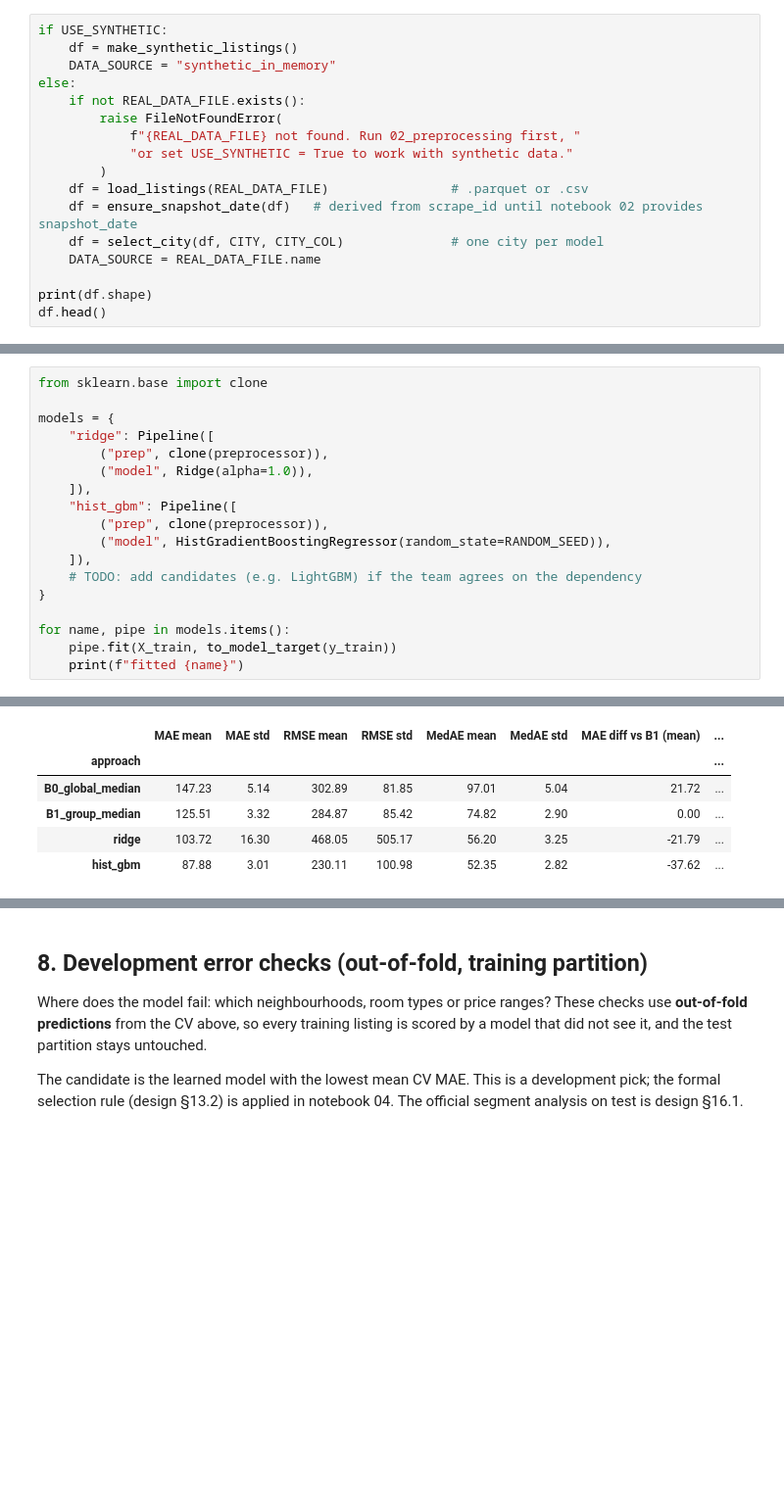
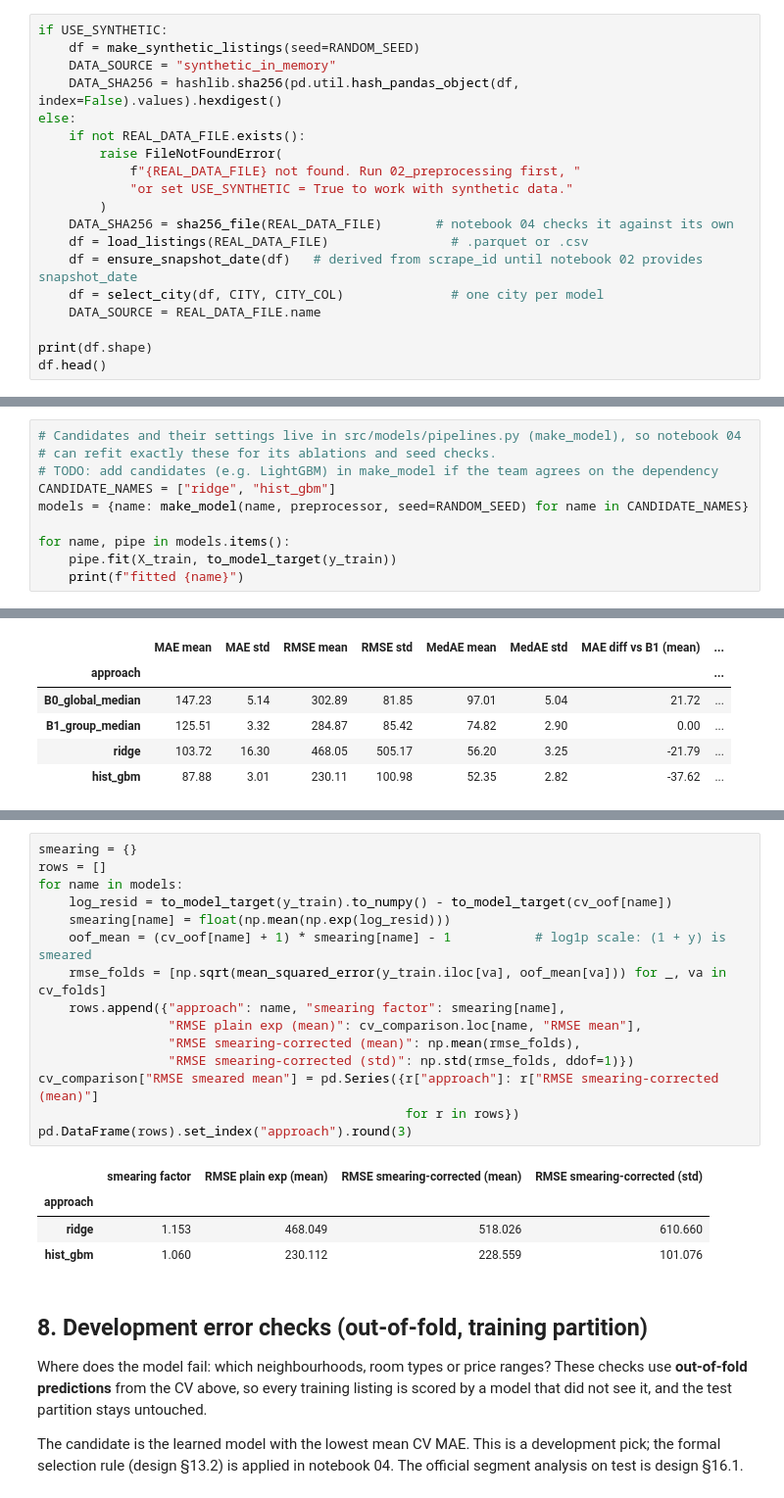
Before and after one commit to roness3yn/property-investment-intelligence-system, a Jupyter notebook: notebooks/03_modeling.ipynb, the cells around one changed output, grey strips where cells are left out. Shown at 98% size. Drawn from its saved outputs; the diff is of its cells as text; blank space fills up the shorter version.

Commit message:
Add 04 model evaluation notebook and shared src/models modules; 03 saves all candidates, CQR intervals and hashes

```diff
--- a/notebooks/03_modeling.ipynb
+++ b/notebooks/03_modeling.ipynb
@@ -146,14 +98,16 @@ With synthetic data, the table is generated in memory using the dictionary's fie
 `price` may still be a raw string such as `"$1,234.00"`, and bathrooms arrive as text (`bathrooms_text`, e.g. `"1.5 shared baths"`), so both are parsed here if `02_preprocessing` has not already done it.
 # %%
 if USE_SYNTHETIC:
-    df = make_synthetic_listings()
+    df = make_synthetic_listings(seed=RANDOM_SEED)
     DATA_SOURCE = "synthetic_in_memory"
+    DATA_SHA256 = hashlib.sha256(pd.util.hash_pandas_object(df, index=False).values).hexdigest()
 else:
     if not REAL_DATA_FILE.exists():
         raise FileNotFoundError(
             f"{REAL_DATA_FILE} not found. Run 02_preprocessing first, "
             "or set USE_SYNTHETIC = True to work with synthetic data."
         )
+    DATA_SHA256 = sha256_file(REAL_DATA_FILE)       # notebook 04 checks it against its own
     df = load_listings(REAL_DATA_FILE)                # .parquet or .csv
     df = ensure_snapshot_date(df)   # derived from scrape_id until notebook 02 provides snapshot_date
     df = select_city(df, CITY, CITY_COL)              # one city per model
@@ -466,17 +338,9 @@ preprocessor = ColumnTransformer([
 # %%
-from sklearn.base import clone
-
-models = {
-    "ridge": Pipeline([
-        ("prep", clone(preprocessor)),
-        ("model", Ridge(alpha=1.0)),
-    ]),
-    "hist_gbm": Pipeline([
-        ("prep", clone(preprocessor)),
-        ("model", HistGradientBoostingRegressor(random_state=RANDOM_SEED)),
-    ]),
-    # TODO: add candidates (e.g. LightGBM) if the team agrees on the dependency
-}
+# Candidates and their settings live in src/models/pipelines.py (make_model), so notebook 04
+# can refit exactly these for its ablations and seed checks.
+# TODO: add candidates (e.g. LightGBM) in make_model if the team agrees on the dependency
+CANDIDATE_NAMES = ["ridge", "hist_gbm"]
+models = {name: make_model(name, preprocessor, seed=RANDOM_SEED) for name in CANDIDATE_NAMES}
 
 for name, pipe in models.items():
     pipe.fit(X_train, to_model_target(y_train))
@@ -698,3 +561,23 @@ Grouped 5-fold CV on the training partition (EUR/night)
+# %%
+smearing = {}
+rows = []
+for name in models:
+    log_resid = to_model_target(y_train).to_numpy() - to_model_target(cv_oof[name])
+    smearing[name] = float(np.mean(np.exp(log_resid)))
+    oof_mean = (cv_oof[name] + 1) * smearing[name] - 1           # log1p scale: (1 + y) is smeared
+    rmse_folds = [np.sqrt(mean_squared_error(y_train.iloc[va], oof_mean[va])) for _, va in cv_folds]
+    rows.append({"approach": name, "smearing factor": smearing[name],
+                 "RMSE plain exp (mean)": cv_comparison.loc[name, "RMSE mean"],
+                 "RMSE smearing-corrected (mean)": np.mean(rmse_folds),
+                 "RMSE smearing-corrected (std)": np.std(rmse_folds, ddof=1)})
+cv_comparison["RMSE smeared mean"] = pd.Series({r["approach"]: r["RMSE smearing-corrected (mean)"]
+                                                for r in rows})
+pd.DataFrame(rows).set_index("approach").round(3)
+# %% [output]
+|  | smearing factor | RMSE plain exp (mean) | RMSE smearing-corrected (mean) | RMSE smearing-corrected (std) |
+| approach |  |  |  |  |
+| ridge | 1.153 | 468.049 | 518.026 | 610.660 |
+| hist_gbm | 1.060 | 230.112 | 228.559 | 101.076 |
 # %% [markdown]
 ## 8. Development error checks (out-of-fold, training partition)
 
```
Also changed, not shown: parts of 14 cells of this notebook, 6 other files.
